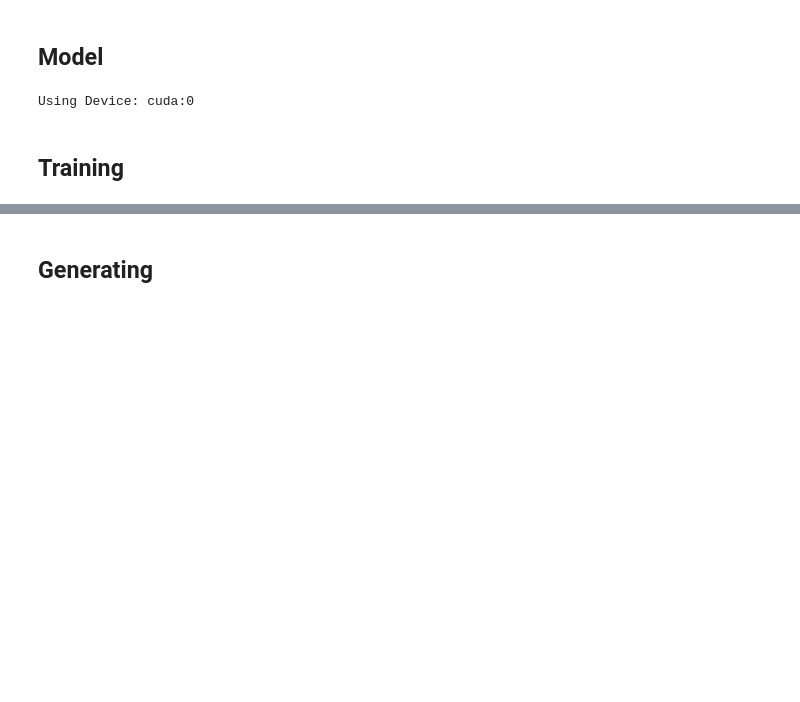
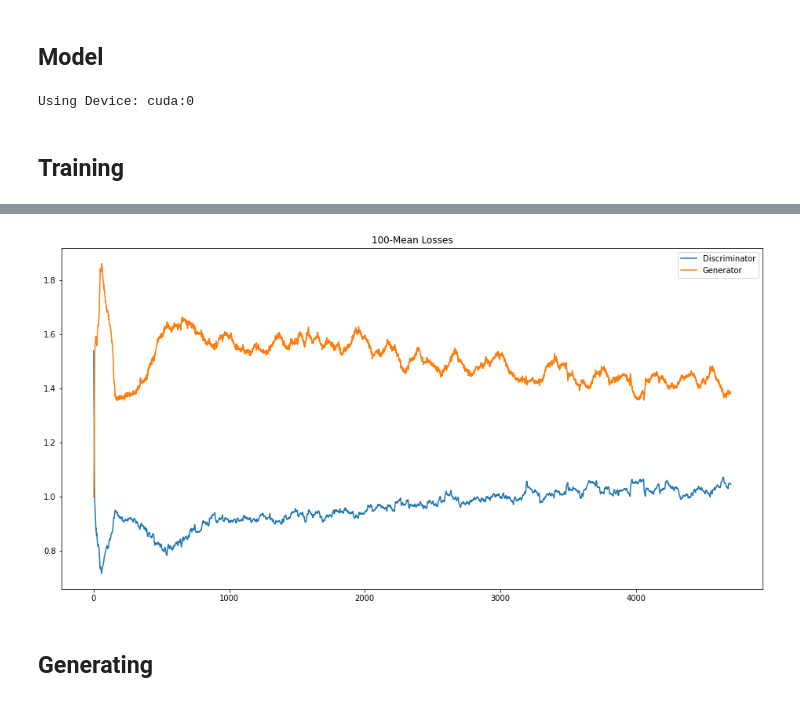
Before and after one commit to ndoll1998/notebooks, a Jupyter notebook: GAN_MNIST.ipynb, the cells around one changed output, grey strips where cells are left out. Cells and saved outputs as stored; diff of their text form; code cells hidden in the pictures; blank space fills up the shorter version.

```diff
--- a/GAN_MNIST.ipynb
+++ b/GAN_MNIST.ipynb
@@ -117,3 +181,14 @@ plt.show()
+# %%
+# plot losses
+figsize(16, 8)
+figure()
+plot(mean_d_losses)
+plot(mean_g_losses)
+legend(['Discriminator', 'Generator'])
+title("100-Mean Losses")
+show()
+# %% [output]
+[figure, added]
 # %% [markdown]
 ## Generating
 # %%
```
Also changed, not shown: parts of 8 cells of this notebook.
